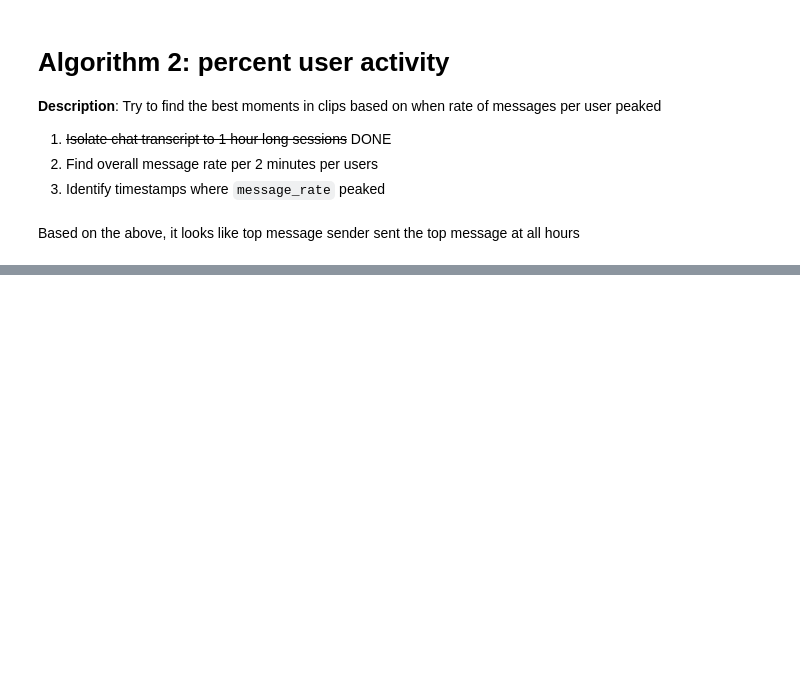
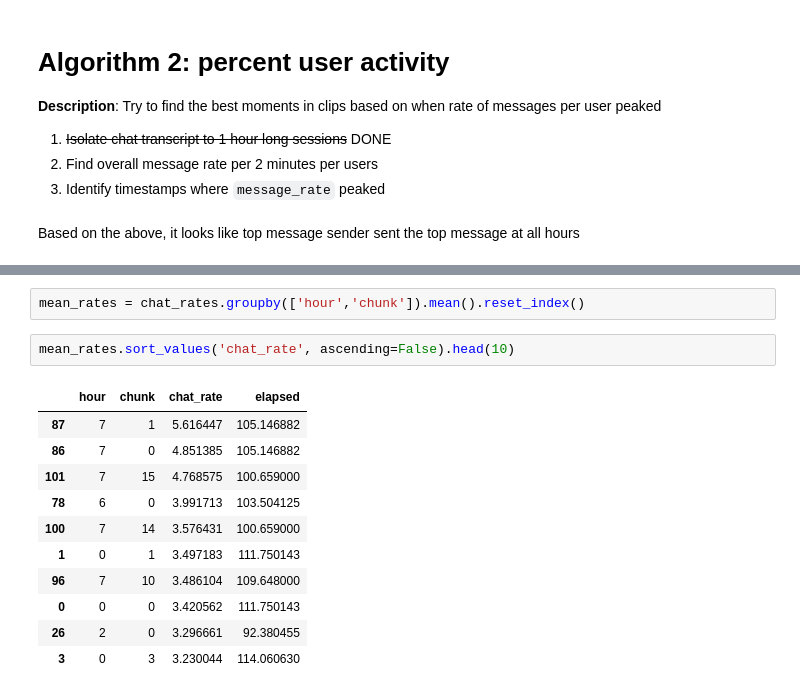
Before and after one commit to pillargg/pillar_algos, a Jupyter notebook: pillar.ipynb, the cells around one changed output, grey strips where cells are left out. Saved outputs shown, nothing was run; the diff lists cells and outputs as text; blank space fills up the shorter version.

```diff
--- a/pillar.ipynb
+++ b/pillar.ipynb
@@ -393,0 +512,16 @@ Based on the above, it looks like top message sender sent the top message at all
+# %%
+mean_rates = chat_rates.groupby(['hour','chunk']).mean().reset_index()
+# %%
+mean_rates.sort_values('chat_rate', ascending=False).head(10)
+# %% [output]
+|  | hour | chunk | chat_rate | elapsed |
+| 87 | 7 | 1 | 5.616447 | 105.146882 |
+| 86 | 7 | 0 | 4.851385 | 105.146882 |
+| 101 | 7 | 15 | 4.768575 | 100.659000 |
+| 78 | 6 | 0 | 3.991713 | 103.504125 |
+| 100 | 7 | 14 | 3.576431 | 100.659000 |
+| 1 | 0 | 1 | 3.497183 | 111.750143 |
+| 96 | 7 | 10 | 3.486104 | 109.648000 |
+| 0 | 0 | 0 | 3.420562 | 111.750143 |
+| 26 | 2 | 0 | 3.296661 | 92.380455 |
+| 3 | 0 | 3 | 3.230044 | 114.060630 |
```
Also changed, not shown: parts of 19 cells of this notebook.
